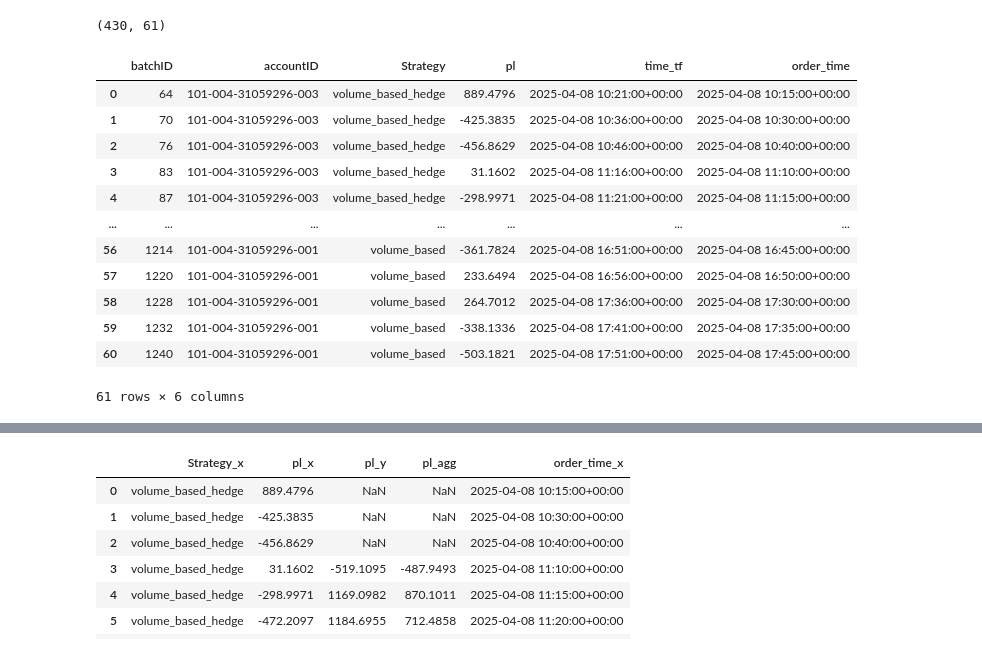
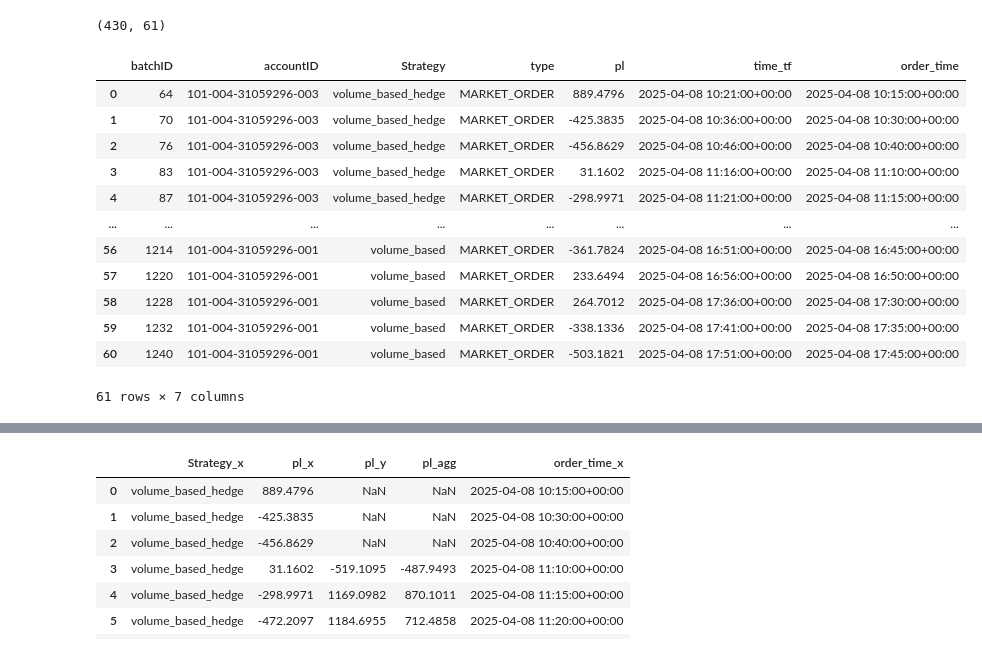
Before and after one commit to vgupta2710/Equity-Plans, a Jupyter notebook: deepnote/Data_Importer/3. Forex PnL.ipynb, the cells around one changed output, grey strips where cells are left out. Drawn from its saved outputs; the diff is of its cells as text; code cells hidden in the pictures.

```diff
--- a/deepnote/Data_Importer/3. Forex PnL.ipynb
+++ b/deepnote/Data_Importer/3. Forex PnL.ipynb
@@ -48,24 +48,24 @@ all_transactions['batchID'] = pd.to_numeric(all_transactions['batchID'])
 all_transactions = pd.merge(all_transactions,orders,left_on='batchID', right_on = 'Order_ID',how='left')
 # %%
 trans_orders = _dntk.execute_sql(
-  'WITH trading_orders AS (\n    SELECT \n        CAST(all1.batchID AS INTEGER) as batchID,base.accountID,all1.Strategy,\n        base.pl,\n        date_trunc(\'minute\',all1.time) time_tf,\n        date_trunc(\'minute\', all1.time - INTERVAL \'6 minutes\') AS order_time\n    FROM all_transactions base \n    LEFT JOIN all_transactions order_filled \n        ON CAST(base.orderID AS INTEGER) = order_filled.id\n    LEFT JOIN all_transactions all1 \n        ON order_filled.batchID = all1.id\n    WHERE base.reason IN (\'TAKE_PROFIT_ORDER\', \'TRAILING_STOP_LOSS_ORDER\')\n)\nSELECT * FROM trading_orders\nORDER BY batchID ',
+  'WITH trading_orders AS (\n    SELECT \n        CAST(all1.batchID AS INTEGER) as batchID,base.accountID,all1.Strategy,all1.Type,\n        base.pl,\n        date_trunc(\'minute\',all1.time) time_tf,\n        date_trunc(\'minute\', all1.time - INTERVAL \'6 minutes\') AS order_time\n    FROM all_transactions base \n    LEFT JOIN all_transactions order_filled \n        ON CAST(base.orderID AS INTEGER) = order_filled.id\n    LEFT JOIN all_transactions all1 \n        ON order_filled.batchID = all1.id\n    WHERE base.reason IN (\'TAKE_PROFIT_ORDER\', \'TRAILING_STOP_LOSS_ORDER\')\n)\nSELECT * FROM trading_orders\nORDER BY batchID ',
   'SQL_DEEPNOTE_DATAFRAME_SQL',
   audit_sql_comment='',
   sql_cache_mode='cache_disabled',
   return_variable_type='dataframe'
 )
 trans_orders
 # %% [output]
-|  | batchID | accountID | Strategy | pl | time_tf | order_time |
-| 0 | 64 | 101-004-31059296-003 | volume_based_hedge | 889.4796 | 2025-04-08 10:21:00+00:00 | 2025-04-08 10:15:00+00:00 |
-| 1 | 70 | 101-004-31059296-003 | volume_based_hedge | -425.3835 | 2025-04-08 10:36:00+00:00 | 2025-04-08 10:30:00+00:00 |
-| 2 | 76 | 101-004-31059296-003 | volume_based_hedge | -456.8629 | 2025-04-08 10:46:00+00:00 | 2025-04-08 10:40:00+00:00 |
-| 3 | 83 | 101-004-31059296-003 | volume_based_hedge | 31.1602 | 2025-04-08 11:16:00+00:00 | 2025-04-08 11:10:00+00:00 |
-| 4 | 87 | 101-004-31059296-003 | volume_based_hedge | -298.9971 | 2025-04-08 11:21:00+00:00 | 2025-04-08 11:15:00+00:00 |
-| ... | ... | ... | ... | ... | ... | ... |
-| 56 | 1214 | 101-004-31059296-001 | volume_based | -361.7824 | 2025-04-08 16:51:00+00:00 | 2025-04-08 16:45:00+00:00 |
-| 57 | 1220 | 101-004-31059296-001 | volume_based | 233.6494 | 2025-04-08 16:56:00+00:00 | 2025-04-08 16:50:00+00:00 |
-| 58 | 1228 | 101-004-31059296-001 | volume_based | 264.7012 | 2025-04-08 17:36:00+00:00 | 2025-04-08 17:30:00+00:00 |
-| 59 | 1232 | 101-004-31059296-001 | volume_based | -338.1336 | 2025-04-08 17:41:00+00:00 | 2025-04-08 17:35:00+00:00 |
-| 60 | 1240 | 101-004-31059296-001 | volume_based | -503.1821 | 2025-04-08 17:51:00+00:00 | 2025-04-08 17:45:00+00:00 |
+|  | batchID | accountID | Strategy | type | pl | time_tf | order_time |
+| 0 | 64 | 101-004-31059296-003 | volume_based_hedge | MARKET_ORDER | 889.4796 | 2025-04-08 10:21:00+00:00 | 2025-04-08 10:15:00+00:00 |
+| 1 | 70 | 101-004-31059296-003 | volume_based_hedge | MARKET_ORDER | -425.3835 | 2025-04-08 10:36:00+00:00 | 2025-04-08 10:30:00+00:00 |
+| 2 | 76 | 101-004-31059296-003 | volume_based_hedge | MARKET_ORDER | -456.8629 | 2025-04-08 10:46:00+00:00 | 2025-04-08 10:40:00+00:00 |
+| 3 | 83 | 101-004-31059296-003 | volume_based_hedge | MARKET_ORDER | 31.1602 | 2025-04-08 11:16:00+00:00 | 2025-04-08 11:10:00+00:00 |
+| 4 | 87 | 101-004-31059296-003 | volume_based_hedge | MARKET_ORDER | -298.9971 | 2025-04-08 11:21:00+00:00 | 2025-04-08 11:15:00+00:00 |
+| ... | ... | ... | ... | ... | ... | ... | ... |
+| 56 | 1214 | 101-004-31059296-001 | volume_based | MARKET_ORDER | -361.7824 | 2025-04-08 16:51:00+00:00 | 2025-04-08 16:45:00+00:00 |
+| 57 | 1220 | 101-004-31059296-001 | volume_based | MARKET_ORDER | 233.6494 | 2025-04-08 16:56:00+00:00 | 2025-04-08 16:50:00+00:00 |
+| 58 | 1228 | 101-004-31059296-001 | volume_based | MARKET_ORDER | 264.7012 | 2025-04-08 17:36:00+00:00 | 2025-04-08 17:30:00+00:00 |
+| 59 | 1232 | 101-004-31059296-001 | volume_based | MARKET_ORDER | -338.1336 | 2025-04-08 17:41:00+00:00 | 2025-04-08 17:35:00+00:00 |
+| 60 | 1240 | 101-004-31059296-001 | volume_based | MARKET_ORDER | -503.1821 | 2025-04-08 17:51:00+00:00 | 2025-04-08 17:45:00+00:00 |
-61 rows × 6 columns
+61 rows × 7 columns
```
Also changed, not shown: parts of 3 cells of this notebook, 1 other file.
